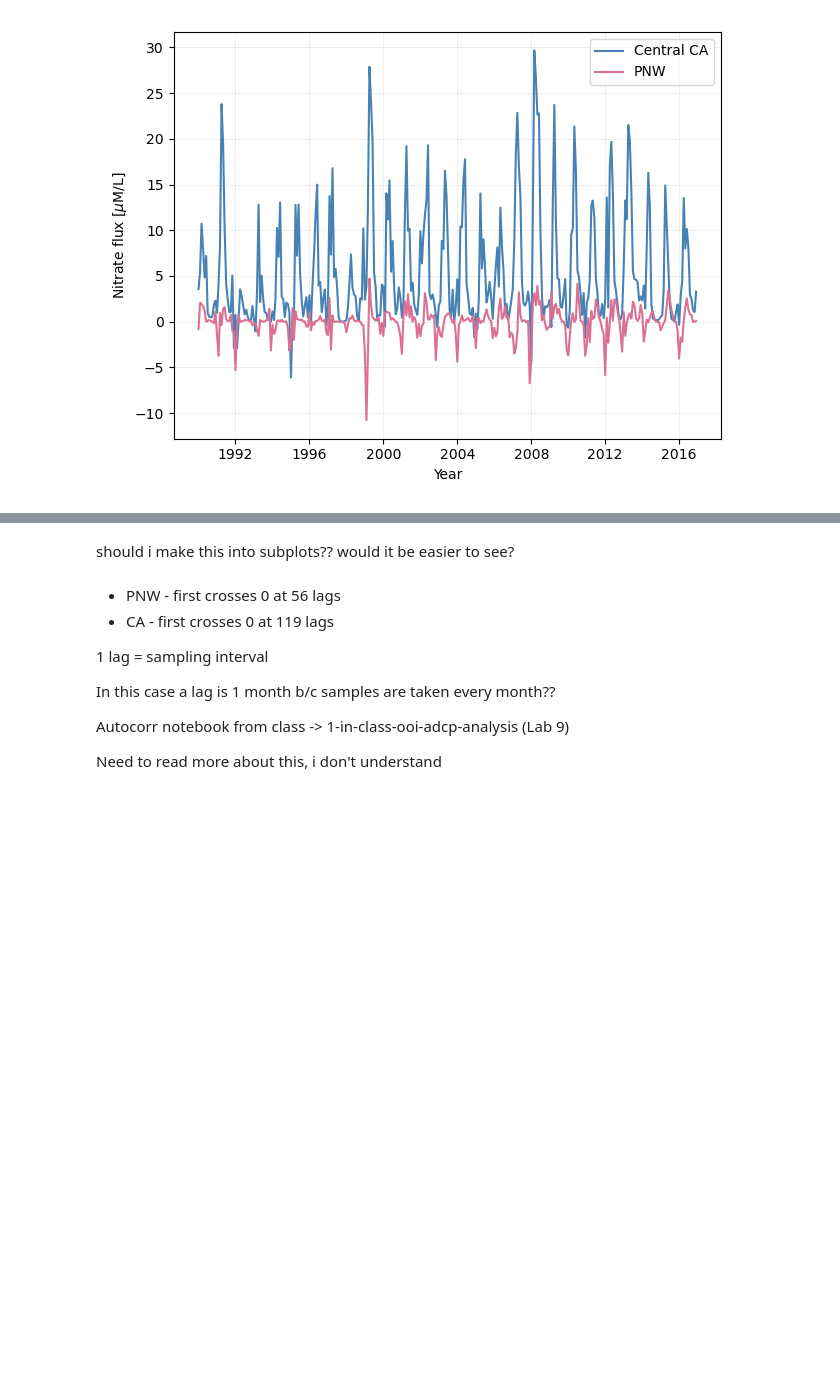
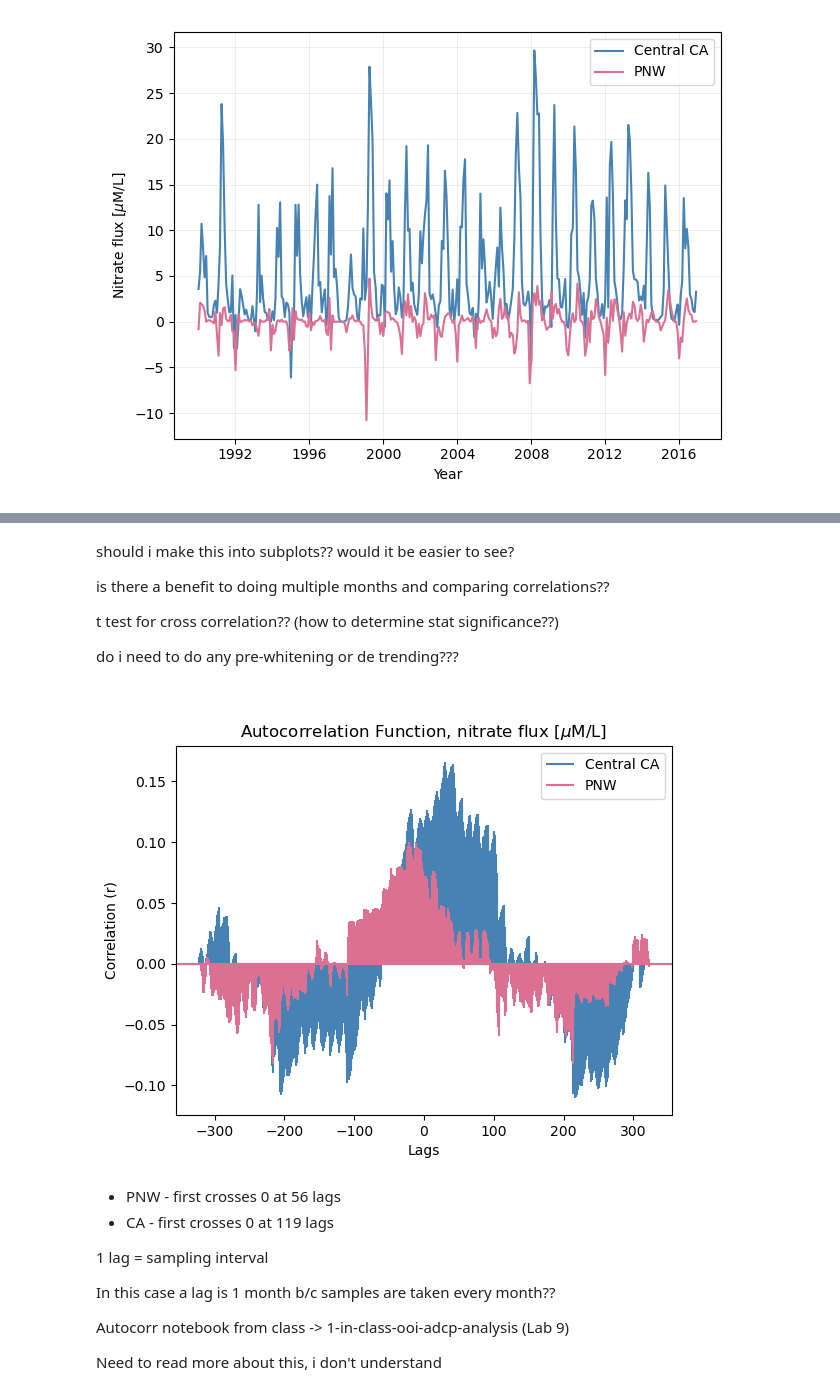
Before and after one commit to sjoh18/MS263-Final-Project, a Jupyter notebook: FinalProject.ipynb, the cells around one changed output, grey strips where cells are left out. Cells and saved outputs as stored; diff of their text form; code cells hidden in the pictures; blank space fills up the shorter version.

```diff
--- a/FinalProject.ipynb
+++ b/FinalProject.ipynb
@@ -372,16 +368,25 @@ plt.show()
 # %% [markdown]
 should i make this into subplots?? would it be easier to see?
+
+is there a benefit to doing multiple months and comparing correlations??
+
+t test for cross correlation?? (how to determine stat significance??)
+
+do i need to do any pre-whitening or de trending???
 # %%
 # don't think i need this but keeping for now just in case
+# what are the variables that the plot is being set = to????
 
-# plt.figure()
-# lags,r,_,_ = plt.xcorr(date_array,beuti_array_ca,detrend=mlab.detrend,maxlags=None, color='steelblue', label='Central CA')
-# lags,r,_,_ = plt.xcorr(date_array,beuti_array_pnw,detrend=mlab.detrend,maxlags=None, color='palevioletred', label='PNW')
-# plt.legend(loc='best')
-# plt.xlabel('Lags')
-# plt.ylabel('Correlation (r)')
-# plt.title('Autocorrelation Function, nitrate flux [$\mu$M/L]')
-# plt.show()
+plt.figure()
+lags,r,_,_ = plt.xcorr(date_array,beuti_array_ca,detrend=mlab.detrend,maxlags=None, color='steelblue', label='Central CA')
+lags,r,_,_ = plt.xcorr(date_array,beuti_array_pnw,detrend=mlab.detrend,maxlags=None, color='palevioletred', label='PNW')
+plt.legend(loc='best')
+plt.xlabel('Lags')
+plt.ylabel('Correlation (r)')
+plt.title('Autocorrelation Function, nitrate flux [$\mu$M/L]')
+plt.show()
+# %% [output]
+[figure, added]
 # %% [markdown]
 - PNW - first crosses 0 at 56 lags
 - CA - first crosses 0 at 119 lags
```
Also changed, not shown: parts of 6 cells of this notebook.
